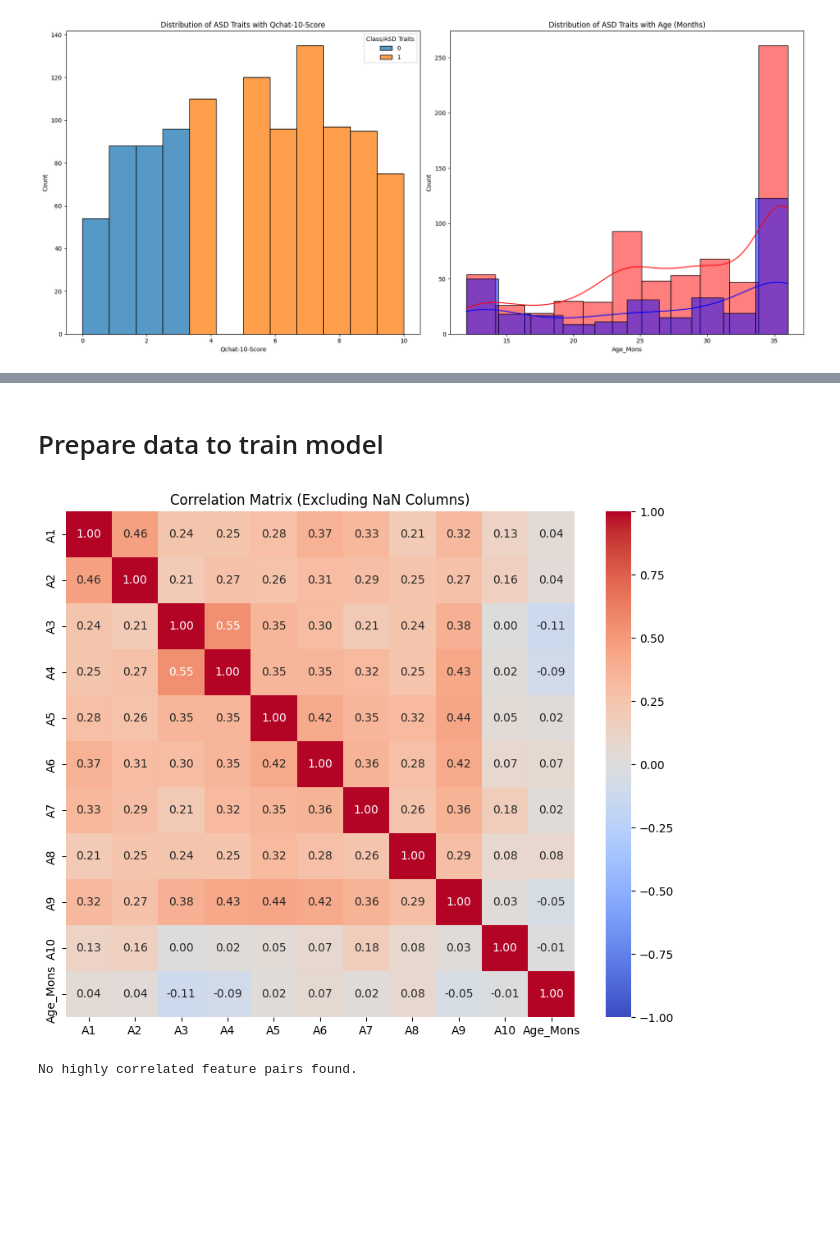
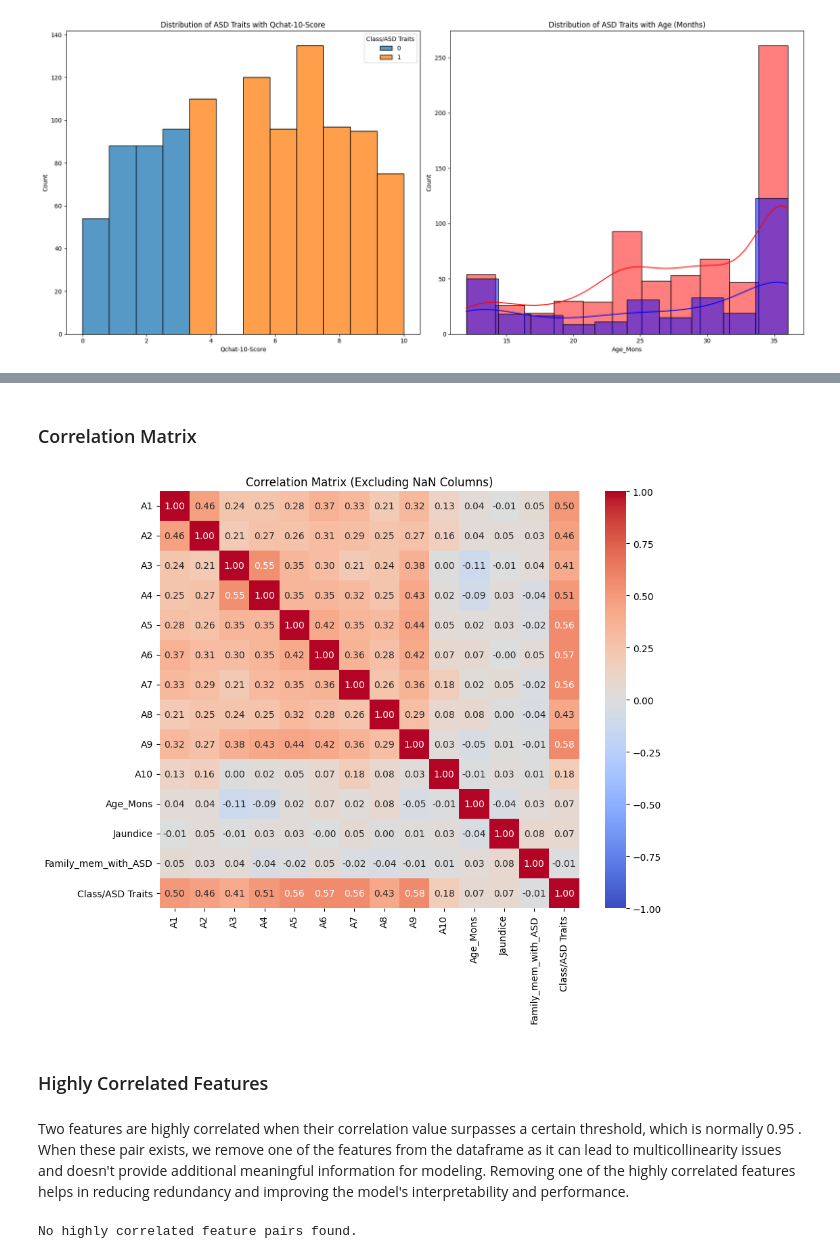
Before and after one commit to AndreSantos03/Y3S2-Artificial-Intelligence2, a Jupyter notebook: autism_toddler_prediction.ipynb, the cells around one changed output, grey strips where cells are left out. Cells and saved outputs as stored; diff of their text form; code cells hidden in the pictures; blank space fills up the shorter version.

```diff
--- a/autism_toddler_prediction.ipynb
+++ b/autism_toddler_prediction.ipynb
@@ -16,8 +29,8 @@ warnings.filterwarnings('ignore')
 # %%
-import pandas as pd
+df = pd.read_csv('data/Autism Dataset for Toddlers.csv')
 
-df = df = pd.read_csv('data/Autism Dataset for Toddlers.csv')
-df.head()
+display(df.head())
+display(df.describe())
 # %% [output]
 |  | Case_No | A1 | A2 | A3 | A4 | A5 | A6 | A7 | A8 | A9 | A10 | ... |
 | 0 | 1 | 0 | 0 | 0 | 0 | 0 | 0 | 1 | 1 | 0 | 1 | ... |
@@ -124,0 +122,3 @@ plt.show()
+# %%
+#Remove Qchat-10-Score from dataframe
+df.drop(['Qchat-10-Score'], axis=1, inplace=True)
@@ -124,0 +135,3 @@ plt.show()
+# %%
+#Remove Sex, Ethnicity, Who completed and Case_No the test from dataframe
+df.drop(["Sex","Ethnicity","Who completed the test","Case_No"], axis=1, inplace=True)
@@ -140,2 +150,0 @@ plt.show()
-# %% [markdown]
-# Prepare data to train model
@@ -145,17 +151,22 @@ prepared_df = df.drop(['Qchat-10-Score','Case_No', 'Sex', 'Ethnicity', 'Who comp
+# %% [markdown]
+### Correlation Matrix
 # %%
-correlation_df = prepared_df.drop(['Jaundice','Family_mem_with_ASD','Class/ASD Traits'], axis=1)
 
 # Calculate correlation matrix
-correlation_matrix = correlation_df.corr()
+correlation_matrix = df.corr()
 
 
 # Plot correlation matrix heatmap
 plt.figure(figsize=(10, 8))
 sb.heatmap(correlation_matrix, annot=True, cmap='coolwarm', fmt=".2f", vmin=-1, vmax=1)
 plt.title('Correlation Matrix (Excluding NaN Columns)')
 plt.show()
 # %% [output]
-[figure, old version]
+[figure, new version]
+# %% [markdown]
+### Highly Correlated Features
+# %% [markdown]
+Two features are highly correlated when their correlation value surpasses a certain threshold, which is normally 0.95 . When these pair exists, we remove one of the features from the dataframe as it can lead to multicollinearity issues and doesn't provide additional meaningful information for modeling. Removing one of the highly correlated features helps in reducing redundancy and improving the model's interpretability and performance.
 # %%
 # Define the correlation threshold
 threshold = 0.95
```
Also changed, not shown: parts of 33 cells of this notebook.
